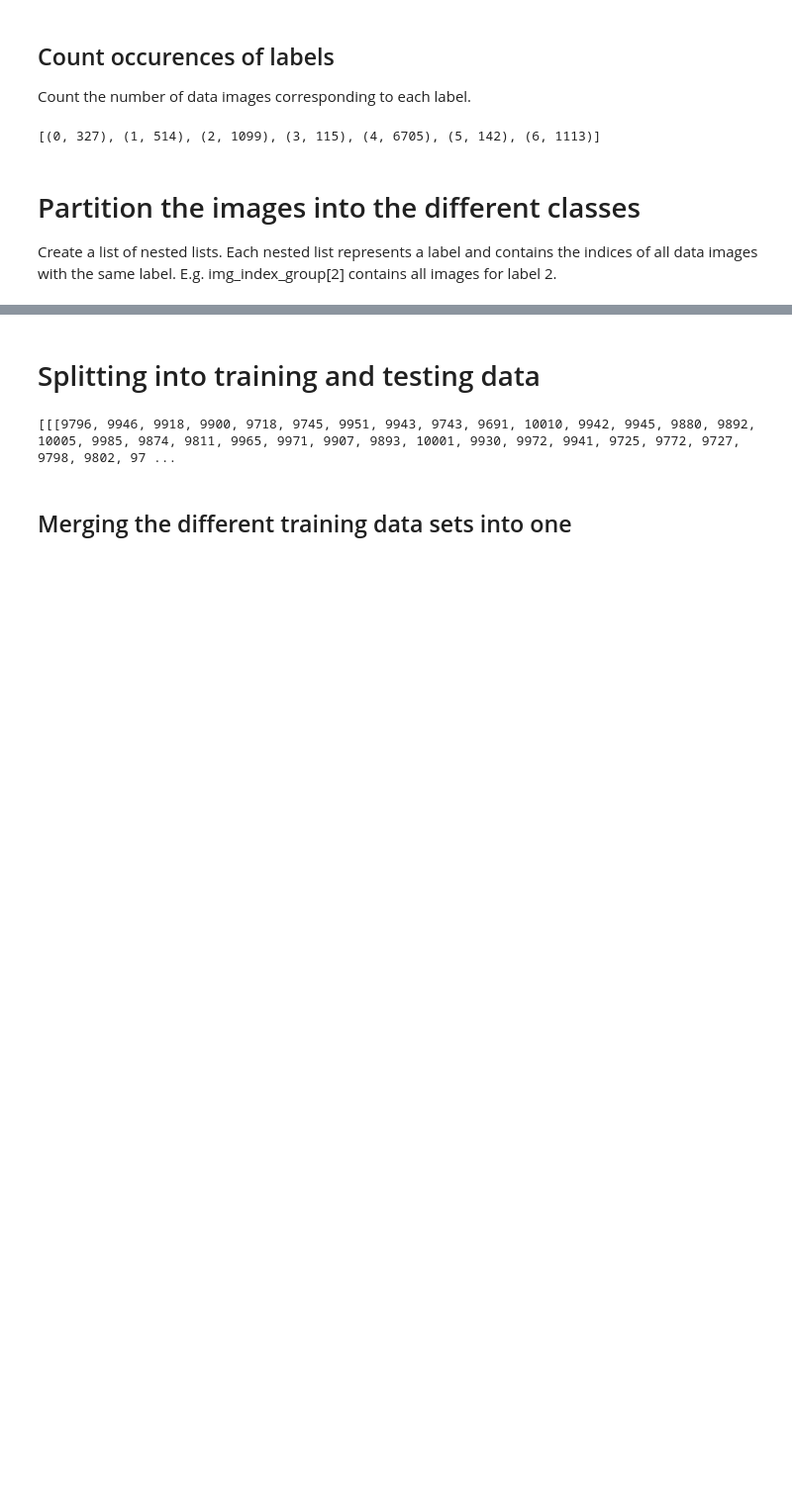
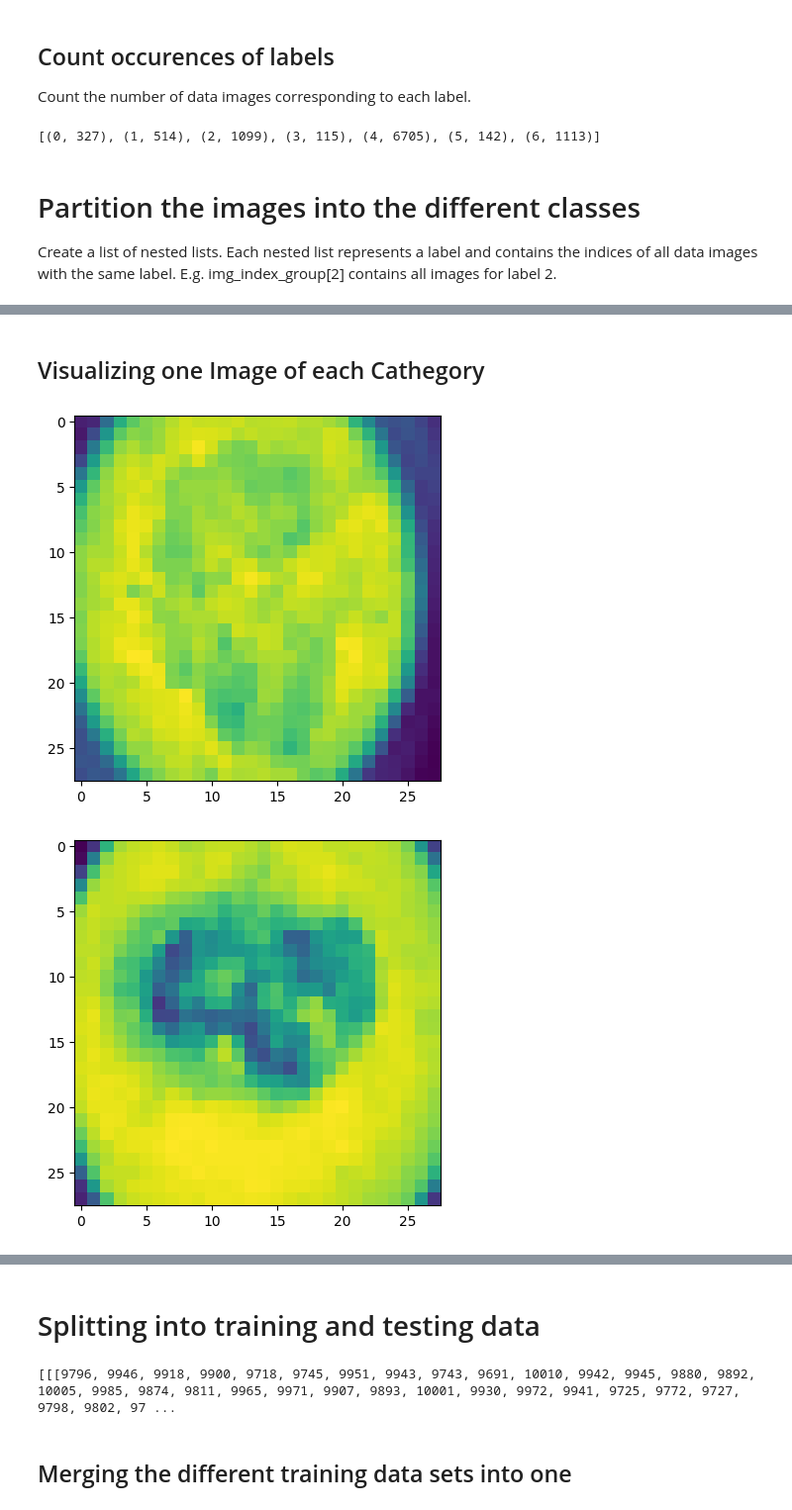
Before and after one commit to lusxvr/cogs118b_finalProject, a Jupyter notebook: kmeans.ipynb, the cells around one changed output, grey strips where cells are left out. Shown at 99% size. Cells and saved outputs as stored; diff of their text form; code cells hidden in the pictures; blank space fills up the shorter version.

```diff
--- a/kmeans.ipynb
+++ b/kmeans.ipynb
@@ -122,0 +123,8 @@ for i in range(num_cath):
+# %% [markdown]
+## Visualizing one Image of each Cathegory
+# %%
+for i in range(len(img_index_group)):
+    disp_img(df.iloc[img_index_group[i][0]])
+# %% [output]
+[figure, added]
+[figure, added]
```
Also changed, not shown: parts of 4 cells of this notebook, 7 other files.
